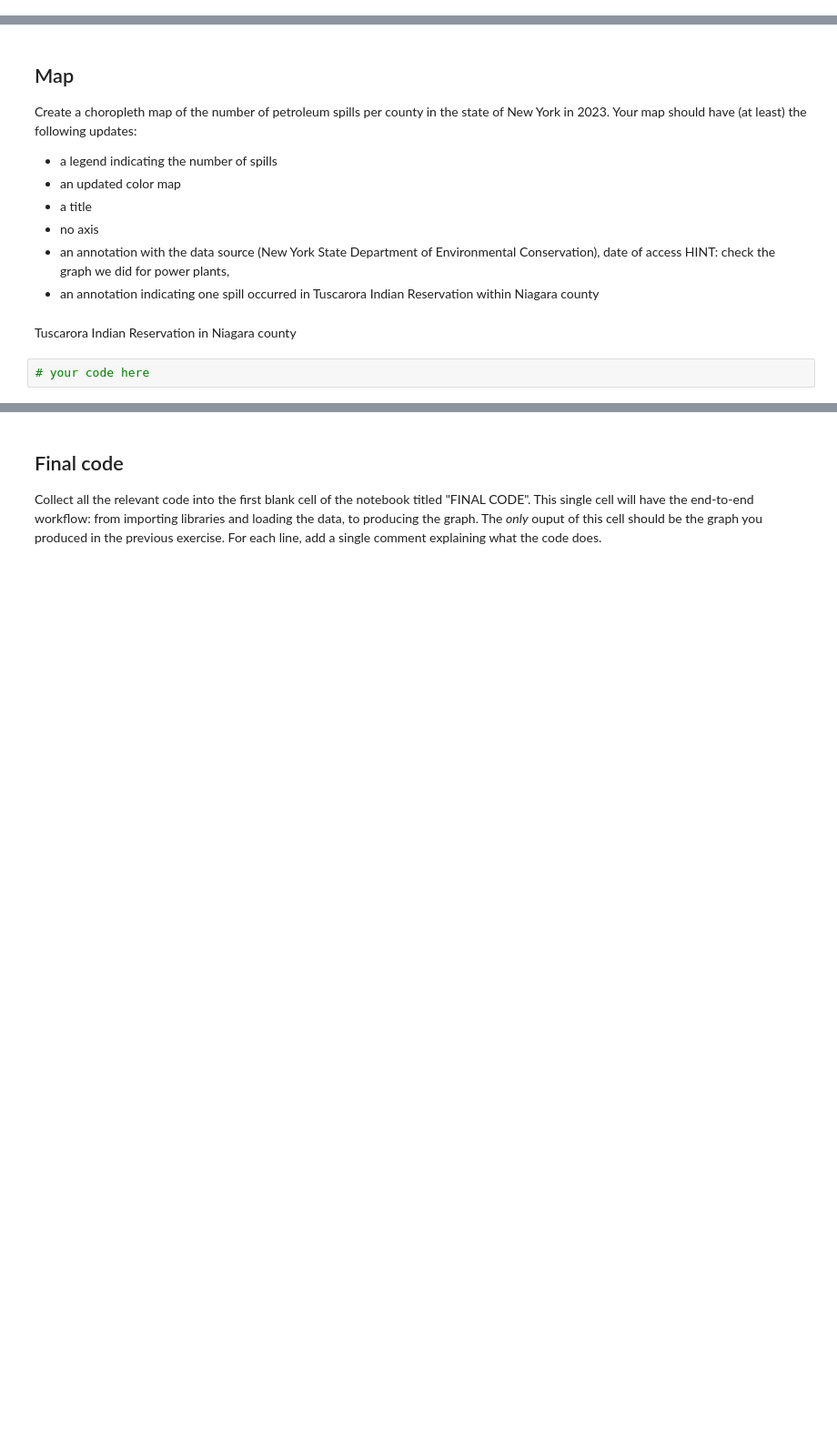
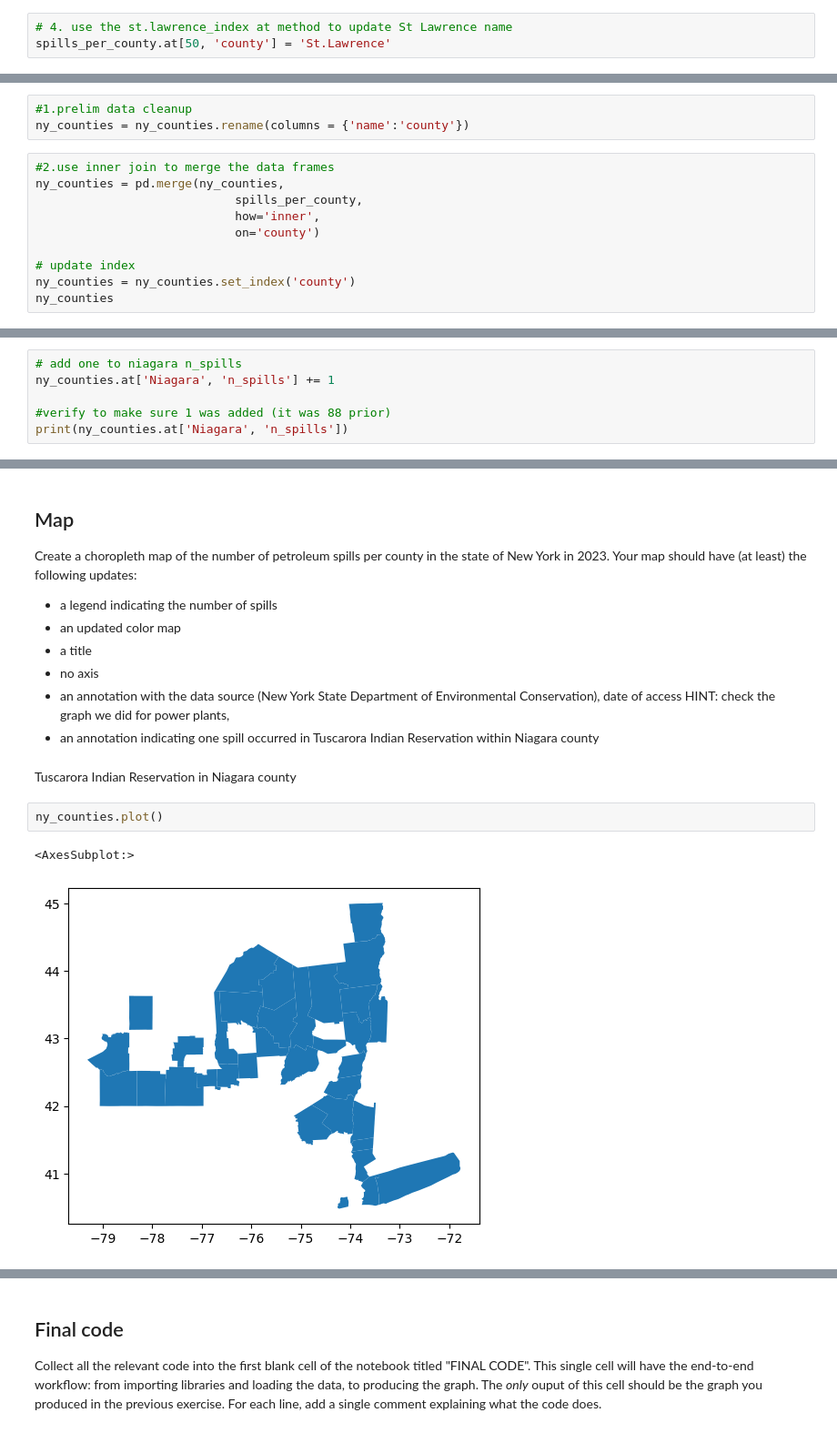
Before and after one commit to dianaxnav/eds220-hwk-3, a Jupyter notebook: hwk3-task1-spills.ipynb, the cells around one changed output, grey strips where cells are left out. Shown: that part at 91% size. Saved outputs shown, nothing was run; the diff lists cells and outputs as text; blank space fills up the shorter version.

```diff
--- a/hwk3-task1-spills.ipynb
+++ b/hwk3-task1-spills.ipynb
@@ -415,0 +455,3 @@ st_lawrence_index
+# %%
+# 4. use the st.lawrence_index at method to update St Lawrence name
+spills_per_county.at[50, 'county'] = 'St.Lawrence'
@@ -431,0 +474,13 @@ From our previous exploration we know that Tuscarora Indian Reservation will not
+# %%
+#1.prelim data cleanup
+ny_counties = ny_counties.rename(columns = {'name':'county'})
+# %%
+#2.use inner join to merge the data frames
+ny_counties = pd.merge(ny_counties,
+                            spills_per_county,
+                            how='inner',
+                            on='county')
+
+# update index
+ny_counties = ny_counties.set_index('county')
+ny_counties
@@ -431,0 +502,6 @@ From our previous exploration we know that Tuscarora Indian Reservation will not
+# %%
+# add one to niagara n_spills
+ny_counties.at['Niagara', 'n_spills'] += 1
+
+#verify to make sure 1 was added (it was 88 prior)
+print(ny_counties.at['Niagara', 'n_spills'])
@@ -441,5 +519,8 @@ Your map should have (at least) the following updates:
 - an annotation indicating one spill occurred in Tuscarora Indian Reservation within Niagara county
 # %% [markdown]
 Tuscarora Indian Reservation in Niagara county
-# %%
-# your code here
+# %%
+ny_counties.plot()
+# %% [output]
+<AxesSubplot:>
+[figure, added]
```
Also changed, not shown: parts of 27 cells of this notebook, 8 other files.
